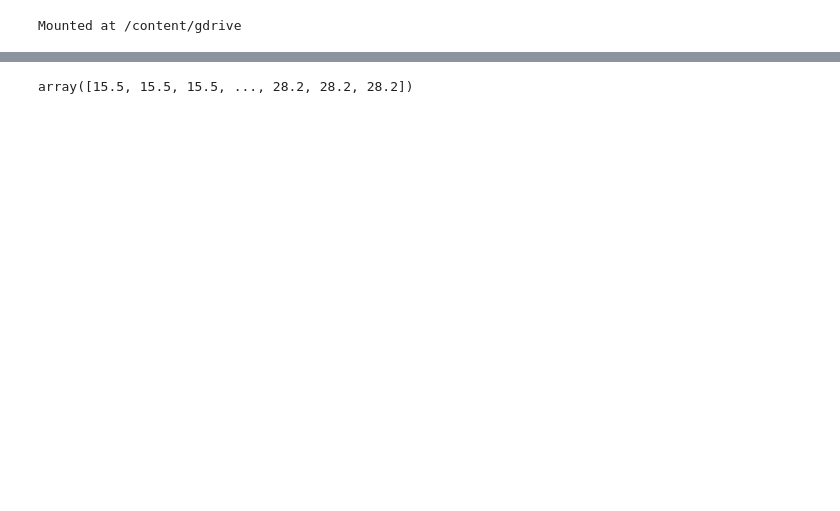
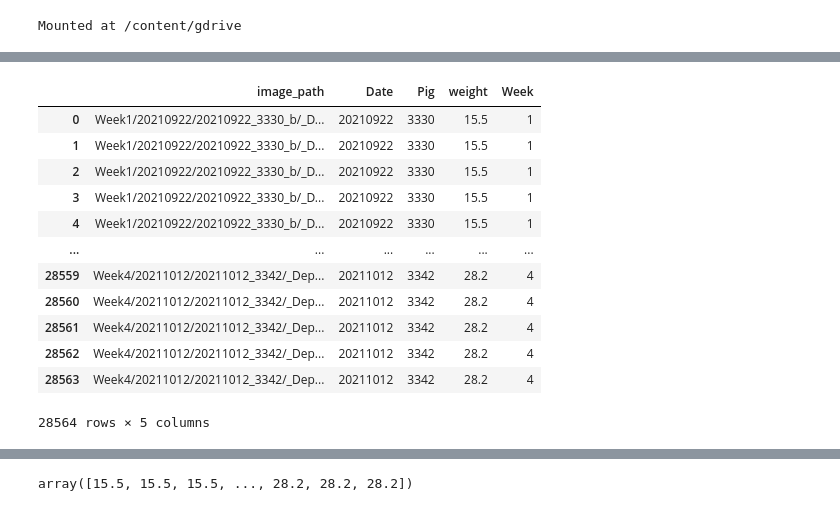
Before and after one commit to pranjal299/cv-project, a Jupyter notebook: Weight_Estimation_Simple_CNN.ipynb, the cells around one changed output, grey strips where cells are left out. Drawn from its saved outputs; the diff is of its cells as text; code cells hidden in the pictures; blank space fills up the shorter version.

```diff
--- a/Weight_Estimation_Simple_CNN.ipynb
+++ b/Weight_Estimation_Simple_CNN.ipynb
@@ -39 +102,30 @@ weeks1_4
+# %%
+if All_Weeks == True:
+  weeks = final_map
+if Weeks_1_2 == True:
+  weeks = final_map[(final_map['Week']==1) | (final_map['Week']==2)]
+if Weeks_1_2 == True and Weeks_3_4 == True:
+  weeks = final_map[(final_map['Week']==1) | (final_map['Week']==2) | (final_map['Week']==3) | (final_map['Week']==4)]
+if Weeks_1_2 == True and Weeks_3_4 == True and Weeks_5_6 == True:
+  weeks = final_map[(final_map['Week']==1) | (final_map['Week']==2) | (final_map['Week']==3) | (final_map['Week']==4) | (final_map['Week']==5) | (final_map['Week']==6)]
+if Weeks_1_2 == True and Weeks_3_4 == True and Weeks_5_6 == True and Weeks_7_8 == True:
+  weeks = final_map[(final_map['Week']==1) | (final_map['Week']==2) | (final_map['Week']==3) | (final_map['Week']==4) | (final_map['Week']==5) | (final_map['Week']==6) | (final_map['Week']==7) | (final_map['Week']==8)]
+if Weeks_1_2 == True and Weeks_3_4 == True and Weeks_5_6 == True and Weeks_7_8 == True and Weeks_9_10 == True:
+  weeks = final_map[(final_map['Week']==1) | (final_map['Week']==2) | (final_map['Week']==3) | (final_map['Week']==4) | (final_map['Week']==5) | (final_map['Week']==6) | (final_map['Week']==7) | (final_map['Week']==8) | (final_map['Week']==9) | (final_map['Week']==10)]
+# %%
+weeks
+# %% [output]
+|  | image_path | Date | Pig | weight | Week |
+| 0 | Week1/20210922/20210922_3330_b/_D... | 20210922 | 3330 | 15.5 | 1 |
+| 1 | Week1/20210922/20210922_3330_b/_D... | 20210922 | 3330 | 15.5 | 1 |
+| 2 | Week1/20210922/20210922_3330_b/_D... | 20210922 | 3330 | 15.5 | 1 |
+| 3 | Week1/20210922/20210922_3330_b/_D... | 20210922 | 3330 | 15.5 | 1 |
+| 4 | Week1/20210922/20210922_3330_b/_D... | 20210922 | 3330 | 15.5 | 1 |
+| ... | ... | ... | ... | ... | ... |
+| 28559 | Week4/20211012/20211012_3342/_Dep... | 20211012 | 3342 | 28.2 | 4 |
+| 28560 | Week4/20211012/20211012_3342/_Dep... | 20211012 | 3342 | 28.2 | 4 |
+| 28561 | Week4/20211012/20211012_3342/_Dep... | 20211012 | 3342 | 28.2 | 4 |
+| 28562 | Week4/20211012/20211012_3342/_Dep... | 20211012 | 3342 | 28.2 | 4 |
+| 28563 | Week4/20211012/20211012_3342/_Dep... | 20211012 | 3342 | 28.2 | 4 |
+28564 rows × 5 columns
 # %%
```
Also changed, not shown: parts of 27 cells of this notebook.
